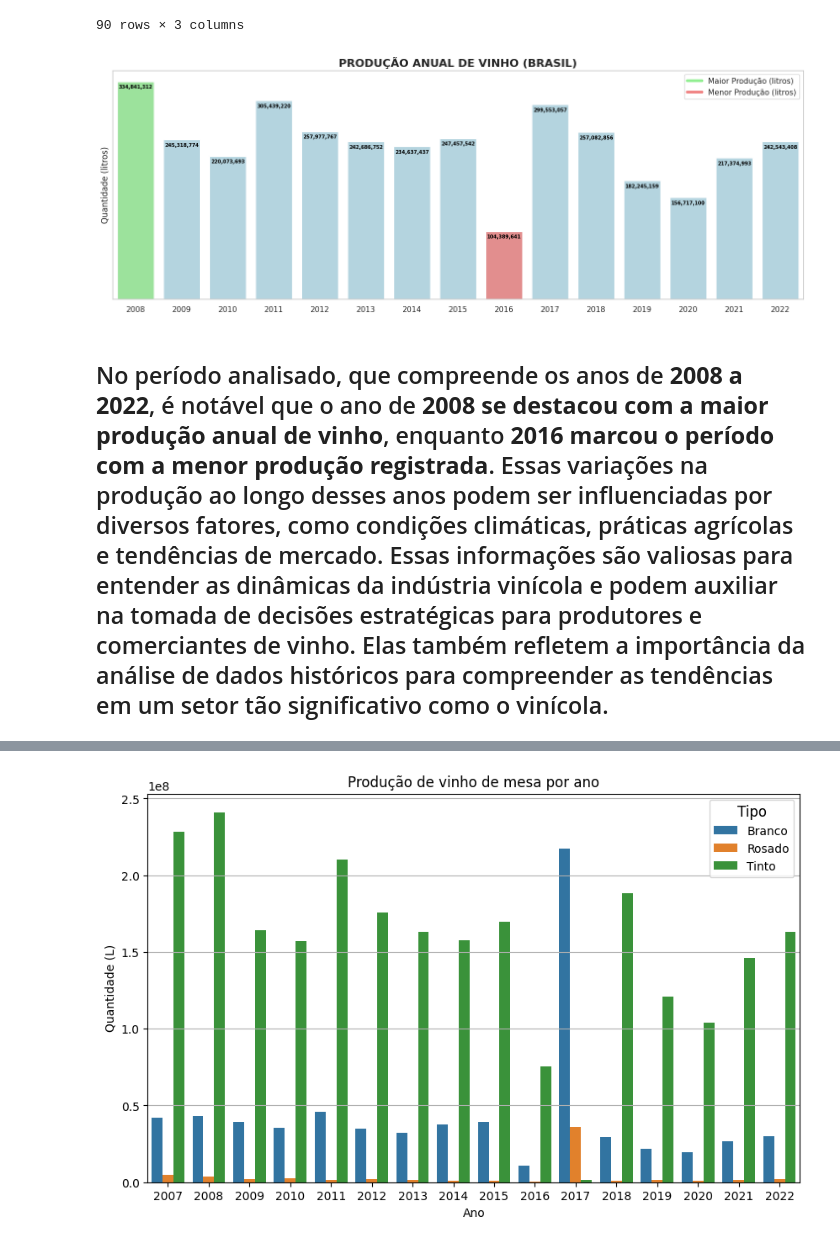
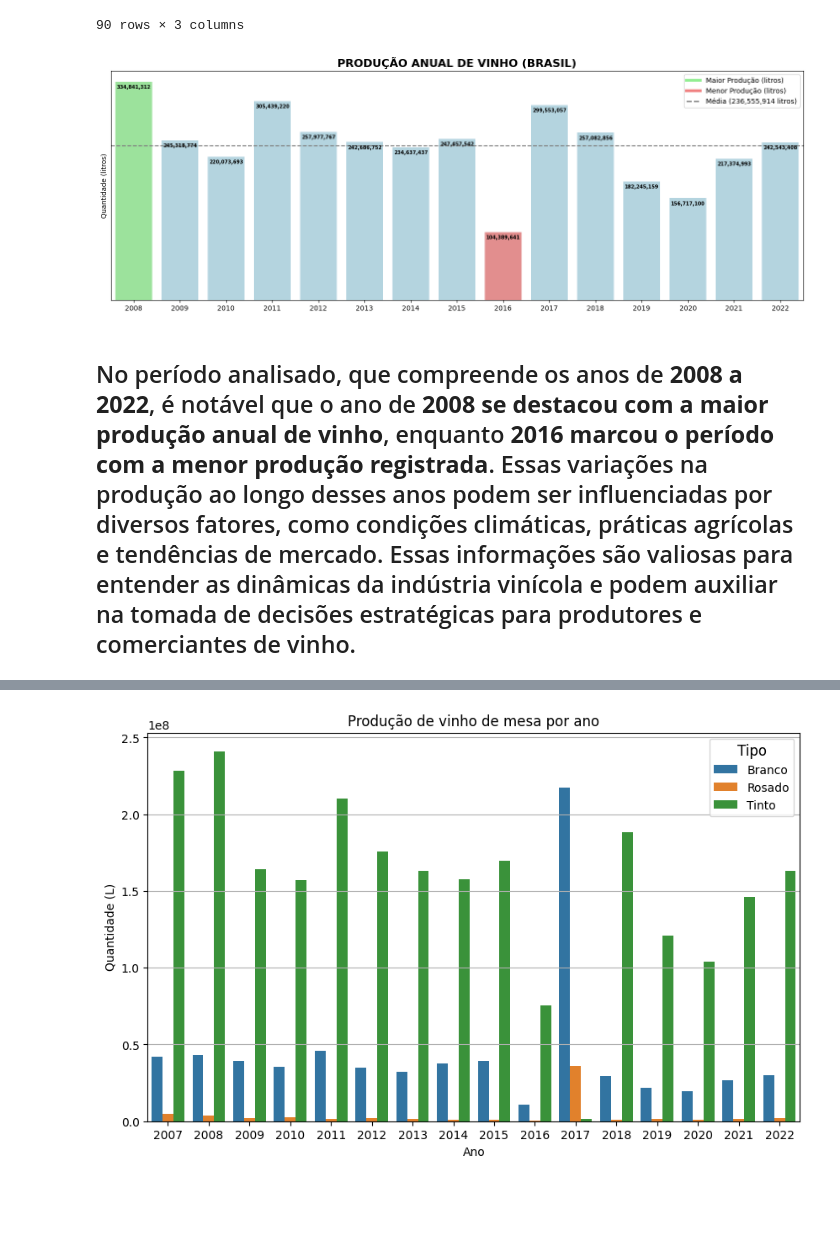
Before and after one commit to thedatascientistichub/FIAP--Pos-Data-Analytics---Fase-1, a Jupyter notebook: Fase 1 - Tech Challenge - Data Analytics.ipynb, the cells around one changed output, grey strips where cells are left out. Cells and saved outputs as stored; diff of their text form; code cells hidden in the pictures; blank space fills up the shorter version.

```diff
--- a/Fase 1 - Tech Challenge - Data Analytics.ipynb
+++ b/Fase 1 - Tech Challenge - Data Analytics.ipynb
@@ -180,53 +180,53 @@ df_producao
 | VINHO FINO DE MESA (VINÍFERA) | Rosado | 2022 | 2197265 |
 90 rows × 3 columns
 # %%
-# Utilizando o seaborn e matplotlib para visualizar produção dos últimos 15 anos por país
+# Agrupando o DataFrame por ano e somando a quantidade para cada ano
+producao_anual_nacional = df_producao.groupby('Ano')['Quantidade (litros)'].sum().reset_index()
 
-# Agrupando o DataFrame por ano e somando a quantidade para cada ano
-producao_anual = df_producao.groupby('Ano')['Quantidade (litros)'].sum().reset_index()
+# Calculando a média
+media = producao_anual_nacional['Quantidade (litros)'].mean()
 
-# Encontrando o índice do ano com a maior quantidade
-indice_max = producao_anual['Quantidade (litros)'].idxmax()
-
-# Encontrando o índice do ano com a menor quantidade
-indice_min = producao_anual['Quantidade (litros)'].idxmin()
-
-# Criando uma lista de cores para destacar as barras
-cores = ['lightcoral' if i == indice_min else 'lightgreen' if i == indice_max else 'lightblue' for i in range(len(producao_anual))]
+# Formatar a média com separadores de milhar
+media_formatada = '{:,.0f}'.format(media)
 
 # Criando o gráfico de barras
 plt.figure(figsize=(18, 6))
-ax = sns.barplot(data=producao_anual, x='Ano', y='Quantidade (litros)', palette=cores)
+ax = sns.barplot(data=producao_anual_nacional, x='Ano', y='Quantidade (litros)', palette=cores)
+
+# Adicionando a linha cinza da média
+plt.axhline(media, color='gray', linestyle='--', label=f'Média ({media_formatada} litros)')
 
 # Definindo título do gráfico
 plt.title('PRODUÇÃO ANUAL DE VINHO (BRASIL)', fontsize=16, fontweight='bold')
 
 # Definindo texto dos eixos y e x
 plt.ylabel('Quantidade (litros)')
 plt.xlabel('')
 
 # Removendo linhas
 ax.yaxis.grid(False)
 
 # Adicionando rótulos de Quantidade (litros) nas barras na parte interna
 for p in ax.patches:
-    ax.annotate(f'{int(p.get_height()):,}', (p.get_x() + p.get_width() / 2., p.get_height()),
+    value = int(p.get_height())
+    formatted_value = '{:,.0f}'.format(value)
+    ax.annotate(f'{formatted_value}', (p.get_x() + p.get_width() / 2., p.get_height()),
                 ha='center', va='center', fontsize=7, fontweight='bold', color='black', xytext=(0, -8),
                 textcoords='offset points')
 
 # Configurando o eixo y para mostrar apenas o texto
 ax.set_yticks([])
 
 # Criando a legenda
 legend_labels = ['Maior Produção (litros)', 'Menor Produção (litros)']
 legend_handles = [plt.Line2D([0], [0], color='lightgreen', lw=4),
-                  plt.Line2D([0], [0], color='lightcoral', lw=4)]
-ax.legend(legend_handles, legend_labels, loc='upper right')
-
+                  plt.Line2D([0], [0], color='lightcoral', lw=4),
+                  plt.Line2D([0], [0], color='gray', linestyle='--', lw=2)]
+ax.legend(legend_handles, legend_labels + [f'Média ({media_formatada} litros)'], loc='upper right')
 
 # Exibindo o gráfico
 plt.show()
 # %% [output]
-[figure, old version]
+[figure, new version]
 # %% [markdown]
-## No período analisado, que compreende os anos de **2008 a 2022**, é notável que o ano de **2008 se destacou com a maior produção anual de vinho**, enquanto **2016 marcou o período com a menor produção registrada**. Essas variações na produção ao longo desses anos podem ser influenciadas por diversos fatores, como condições climáticas, práticas agrícolas e tendências de mercado. Essas informações são valiosas para entender as dinâmicas da indústria vinícola e podem auxiliar na tomada de decisões estratégicas para produtores e comerciantes de vinho. Elas também refletem a importância da análise de dados históricos para compreender as tendências em um setor tão significativo como o vinícola.
+## No período analisado, que compreende os anos de **2008 a 2022**, é notável que o ano de **2008 se destacou com a maior produção anual de vinho**, enquanto **2016 marcou o período com a menor produção registrada**. Essas variações na produção ao longo desses anos podem ser influenciadas por diversos fatores, como condições climáticas, práticas agrícolas e tendências de mercado. Essas informações são valiosas para entender as dinâmicas da indústria vinícola e podem auxiliar na tomada de decisões estratégicas para produtores e comerciantes de vinho.
```
Also changed, not shown: parts of 4 cells of this notebook.
